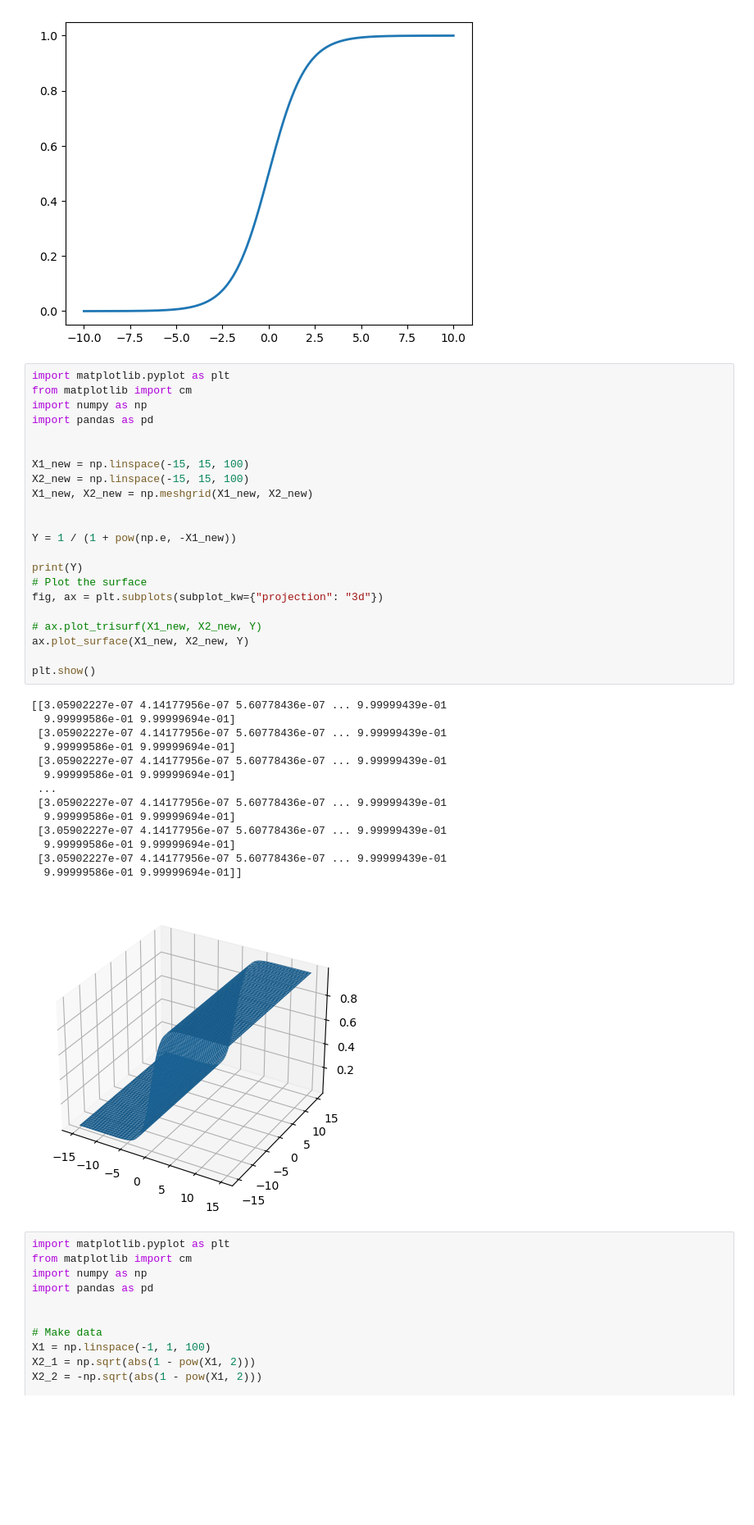
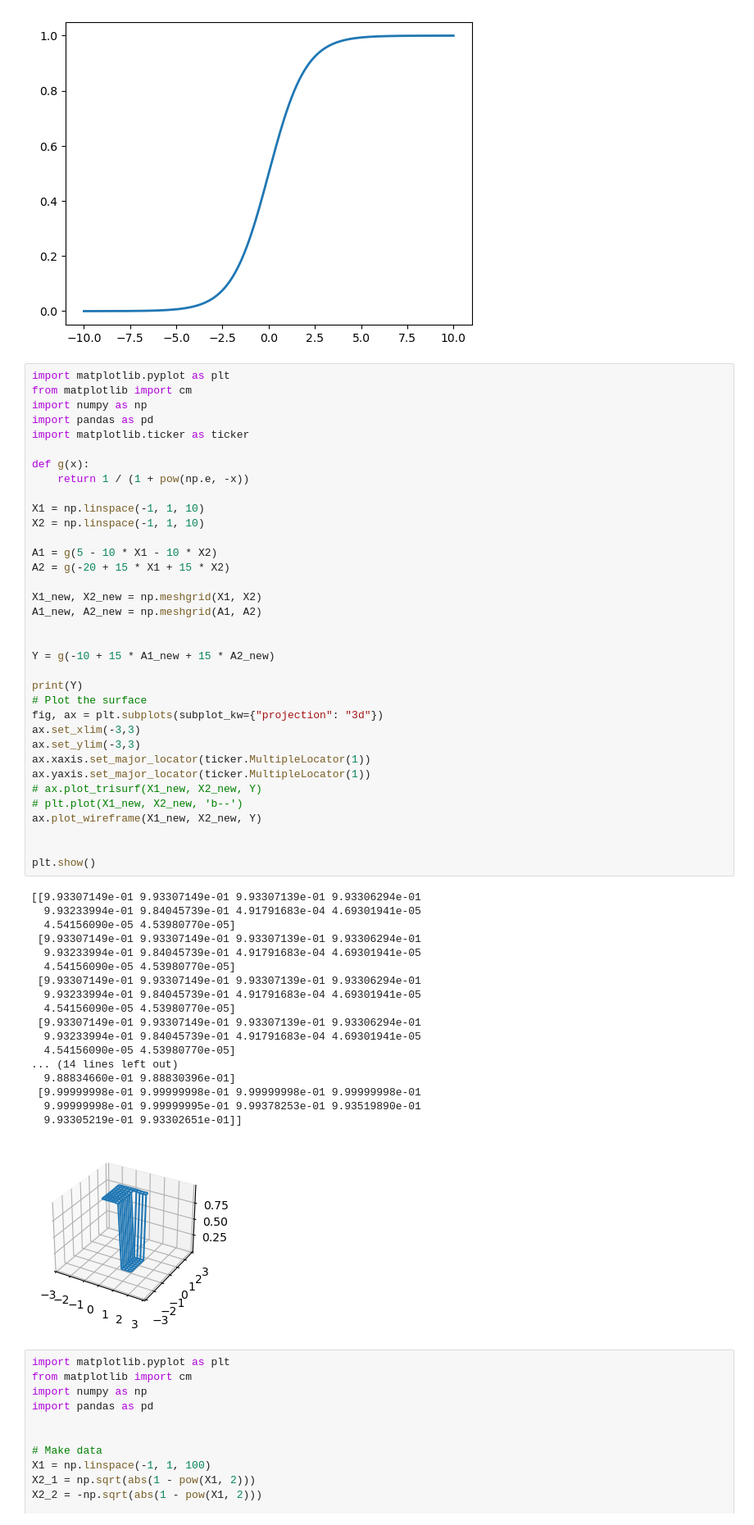
Before and after one commit to colamini/Blog, a Jupyter notebook: articles/数学基础/常见函数方程及其图像.ipynb, the cells around one changed output. Shown: that part at 82% size. Saved outputs shown, nothing was run; the diff lists cells and outputs as text; blank space fills up the shorter version.

```diff
--- a/articles/数学基础/常见函数方程及其图像.ipynb
+++ b/articles/数学基础/常见函数方程及其图像.ipynb
@@ -157,40 +157,57 @@ plt.show()
 # %%
 import matplotlib.pyplot as plt
 from matplotlib import cm
 import numpy as np
 import pandas as pd
+import matplotlib.ticker as ticker
+
+def g(x):
+    return 1 / (1 + pow(np.e, -x))
+
+X1 = np.linspace(-1, 1, 10)
+X2 = np.linspace(-1, 1, 10)
+
+A1 = g(5 - 10 * X1 - 10 * X2)
+A2 = g(-20 + 15 * X1 + 15 * X2)
+
+X1_new, X2_new = np.meshgrid(X1, X2)
+A1_new, A2_new = np.meshgrid(A1, A2)
 
 
-X1_new = np.linspace(-15, 15, 100)
-X2_new = np.linspace(-15, 15, 100)
-X1_new, X2_new = np.meshgrid(X1_new, X2_new)
-
-
-Y = 1 / (1 + pow(np.e, -X1_new))
+Y = g(-10 + 15 * A1_new + 15 * A2_new)
 
 print(Y)
 # Plot the surface
 fig, ax = plt.subplots(subplot_kw={"projection": "3d"})
+ax.set_xlim(-3,3)
+ax.set_ylim(-3,3)
+ax.xaxis.set_major_locator(ticker.MultipleLocator(1))
+ax.yaxis.set_major_locator(ticker.MultipleLocator(1))
+# ax.plot_trisurf(X1_new, X2_new, Y)
+# plt.plot(X1_new, X2_new, 'b--')
+ax.plot_wireframe(X1_new, X2_new, Y)
 
-# ax.plot_trisurf(X1_new, X2_new, Y)
-ax.plot_surface(X1_new, X2_new, Y)
 
 plt.show()
 # %% [output]
-[[3.05902227e-07 4.14177956e-07 5.60778436e-07 ... 9.99999439e-01
-  9.99999586e-01 9.99999694e-01]
- [3.05902227e-07 4.14177956e-07 5.60778436e-07 ... 9.99999439e-01
-  9.99999586e-01 9.99999694e-01]
- [3.05902227e-07 4.14177956e-07 5.60778436e-07 ... 9.99999439e-01
-  9.99999586e-01 9.99999694e-01]
- ...
- [3.05902227e-07 4.14177956e-07 5.60778436e-07 ... 9.99999439e-01
-  9.99999586e-01 9.99999694e-01]
- [3.05902227e-07 4.14177956e-07 5.60778436e-07 ... 9.99999439e-01
-  9.99999586e-01 9.99999694e-01]
- [3.05902227e-07 4.14177956e-07 5.60778436e-07 ... 9.99999439e-01
-  9.99999586e-01 9.99999694e-01]]
+[[9.93307149e-01 9.93307149e-01 9.93307139e-01 9.93306294e-01
+  9.93233994e-01 9.84045739e-01 4.91791683e-04 4.69301941e-05
+  4.54156090e-05 4.53980770e-05]
+ [9.93307149e-01 9.93307149e-01 9.93307139e-01 9.93306294e-01
+  9.93233994e-01 9.84045739e-01 4.91791683e-04 4.69301941e-05
+  4.54156090e-05 4.53980770e-05]
+ [9.93307149e-01 9.93307149e-01 9.93307139e-01 9.93306294e-01
+  9.93233994e-01 9.84045739e-01 4.91791683e-04 4.69301941e-05
+  4.54156090e-05 4.53980770e-05]
+ [9.93307149e-01 9.93307149e-01 9.93307139e-01 9.93306294e-01
+  9.93233994e-01 9.84045739e-01 4.91791683e-04 4.69301941e-05
+  4.54156090e-05 4.53980770e-05]
+... (14 lines left out)
+  9.88834660e-01 9.88830396e-01]
+ [9.99999998e-01 9.99999998e-01 9.99999998e-01 9.99999998e-01
+  9.99999998e-01 9.99999995e-01 9.99378253e-01 9.93519890e-01
+  9.93305219e-01 9.93302651e-01]]
-[figure, old version]
+[figure, new version]
 # %%
 import matplotlib.pyplot as plt
 from matplotlib import cm
```
Also changed, not shown: 1 other file.
